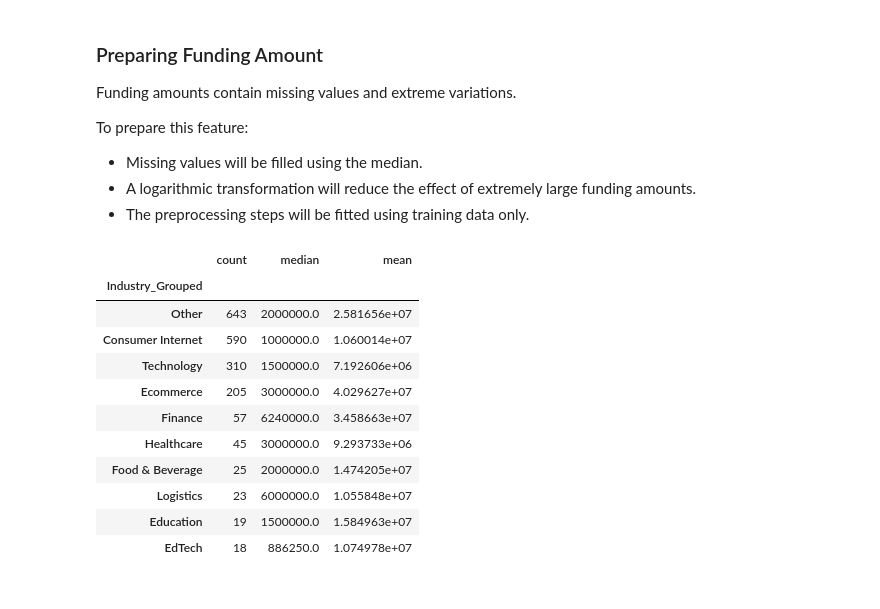
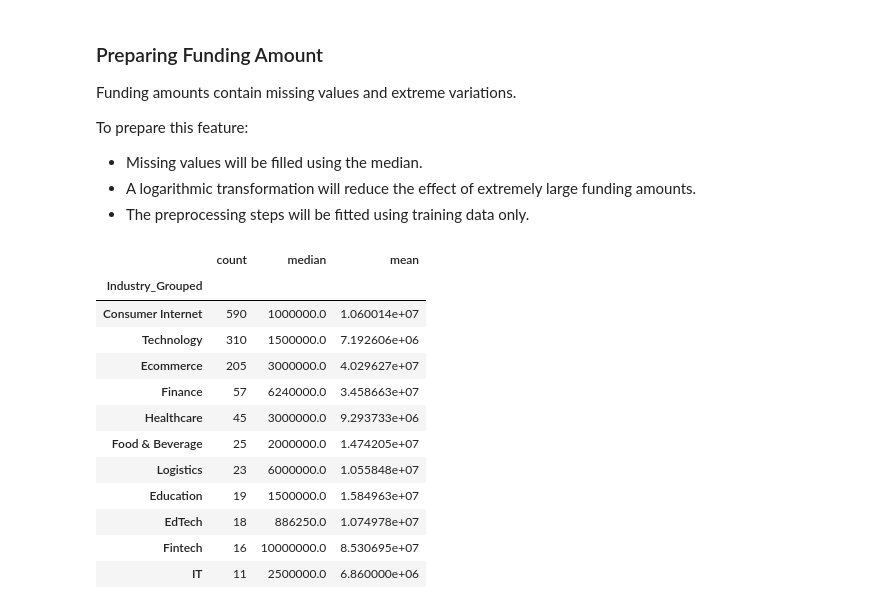
Before and after one commit to mallasrujana45-hub/ds-startup-funding-analysis, a Jupyter notebook: notebooks/04_model_building.ipynb, the cells around one changed output. Saved outputs shown, nothing was run; the diff lists cells and outputs as text; code cells hidden in the pictures.

Commit message:
Update dashboard, model, notebooks and documentation

```diff
--- a/notebooks/04_model_building.ipynb
+++ b/notebooks/04_model_building.ipynb
@@ -71,0 +101,21 @@ Dataset shape: (3044, 26)
+# %%
+industry_counts = df[
+    df["Industry_Grouped"] != "Unknown"
+]["Industry_Grouped"].value_counts()
+
+print("Total known industry categories:", len(industry_counts))
+
+print("\nCategories with at least 5 records:",
+      (industry_counts >= 5).sum())
+
+print("Categories with at least 10 records:",
+      (industry_counts >= 10).sum())
+
+print("Categories with at least 20 records:",
+      (industry_counts >= 20).sum())
+
+print("\nRecords available in each selection:")
+
+print("At least 5 records:", industry_counts[industry_counts >= 5].sum())
+print("At least 10 records:", industry_counts[industry_counts >= 10].sum())
+print("At least 20 records:", industry_counts[industry_counts >= 20].sum())
@@ -71,0 +133,19 @@ Dataset shape: (3044, 26)
+# %%
+# Select industries with at least 10 records
+selected_industries = industry_counts[
+    (industry_counts >= 10) &
+    (industry_counts.index != "Unknown")
+].index
+
+# Keep actual industry names for model training
+model_df = df[
+    df["Industry_Grouped"].isin(selected_industries)
+].copy()
+
+print("Model dataset shape:", model_df.shape)
+
+print("\nNumber of industries:",
+      model_df["Industry_Grouped"].nunique())
+
+print("\nIndustry distribution:")
+display(model_df["Industry_Grouped"].value_counts())
@@ -694,16 +1061,15 @@ To prepare this feature:
 - The preprocessing steps will be fitted using training data only.
 # %%
 amount_by_industry = (
-    df_model.groupby("Industry_Grouped")["Amount_Cleaned"]
+    model_df.groupby("Industry_Grouped")["Amount_Cleaned"]
     .agg(["count", "median", "mean"])
     .sort_values("count", ascending=False)
 )
 
 display(amount_by_industry)
 # %% [output]
 |  | count | median | mean |
 | Industry_Grouped |  |  |  |
-| Other | 643 | 2000000.0 | 2.581656e+07 |
 | Consumer Internet | 590 | 1000000.0 | 1.060014e+07 |
 | Technology | 310 | 1500000.0 | 7.192606e+06 |
 | Ecommerce | 205 | 3000000.0 | 4.029627e+07 |
@@ -713,3 +1079,5 @@ display(amount_by_industry)
 | Logistics | 23 | 6000000.0 | 1.055848e+07 |
 | Education | 19 | 1500000.0 | 1.584963e+07 |
 | EdTech | 18 | 886250.0 | 1.074978e+07 |
+| Fintech | 16 | 10000000.0 | 8.530695e+07 |
+| IT | 11 | 2500000.0 | 6.860000e+06 |
```
Also changed, not shown: parts of 23 cells of this notebook, 6 other files.
